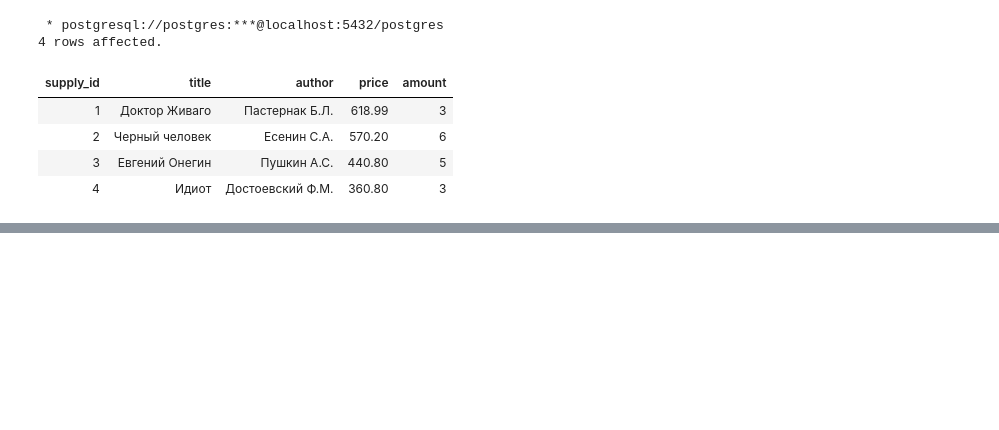
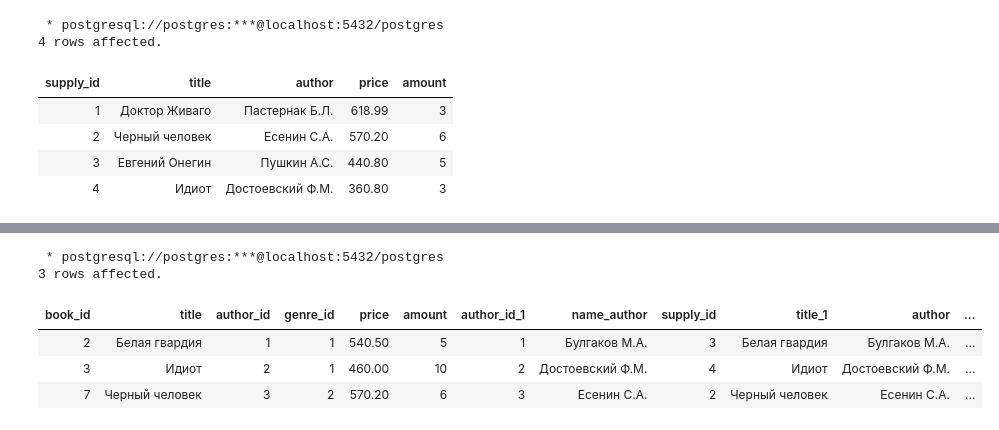
Before and after one commit to letrepas/Interactive-SQL-Simulator, a Jupyter notebook: SQL.ipynb, the cells around one changed output, grey strips where cells are left out. Drawn from its saved outputs; the diff is of its cells as text; code cells hidden in the pictures; blank space fills up the shorter version.

```diff
--- a/SQL.ipynb
+++ b/SQL.ipynb
@@ -2018,0 +2104,13 @@ SELECT * FROM stepik.supply
+# %%
+%%sql
+SELECT *
+FROM stepik.book INNER JOIN stepik.author ON stepik.author.author_id = stepik.book.author_id
+     INNER JOIN stepik.supply ON stepik.book.title = stepik.supply.title
+                         and stepik.supply.author = stepik.author.name_author
+# %% [output]
+ * postgresql://postgres:***@localhost:5432/postgres
+3 rows affected.
+| book_id | title | author_id | genre_id | price | amount | author_id_1 | name_author | supply_id | title_1 | author | ... |
+| 2 | Белая гвардия | 1 | 1 | 540.50 | 5 | 1 | Булгаков М.А. | 3 | Белая гвардия | Булгаков М.А. | ... |
+| 3 | Идиот | 2 | 1 | 460.00 | 10 | 2 | Достоевский Ф.М. | 4 | Идиот | Достоевский Ф.М. | ... |
+| 7 | Черный человек | 3 | 2 | 570.20 | 6 | 3 | Есенин С.А. | 2 | Черный человек | Есенин С.А. | ... |
```
Also changed, not shown: parts of 5 cells of this notebook.
